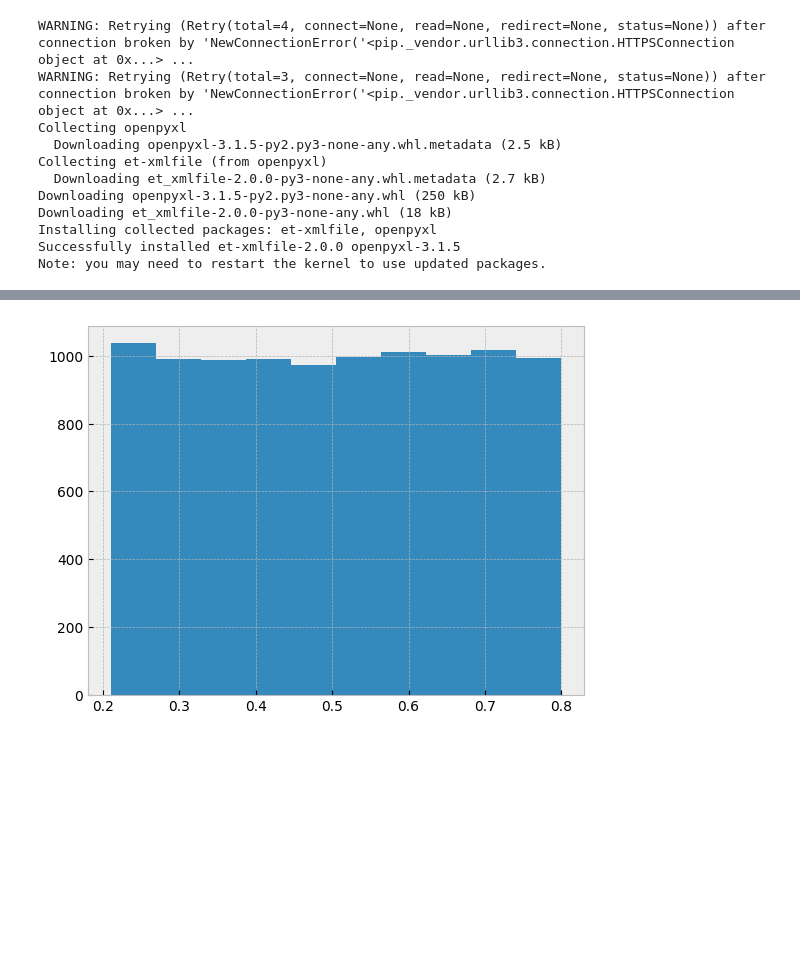
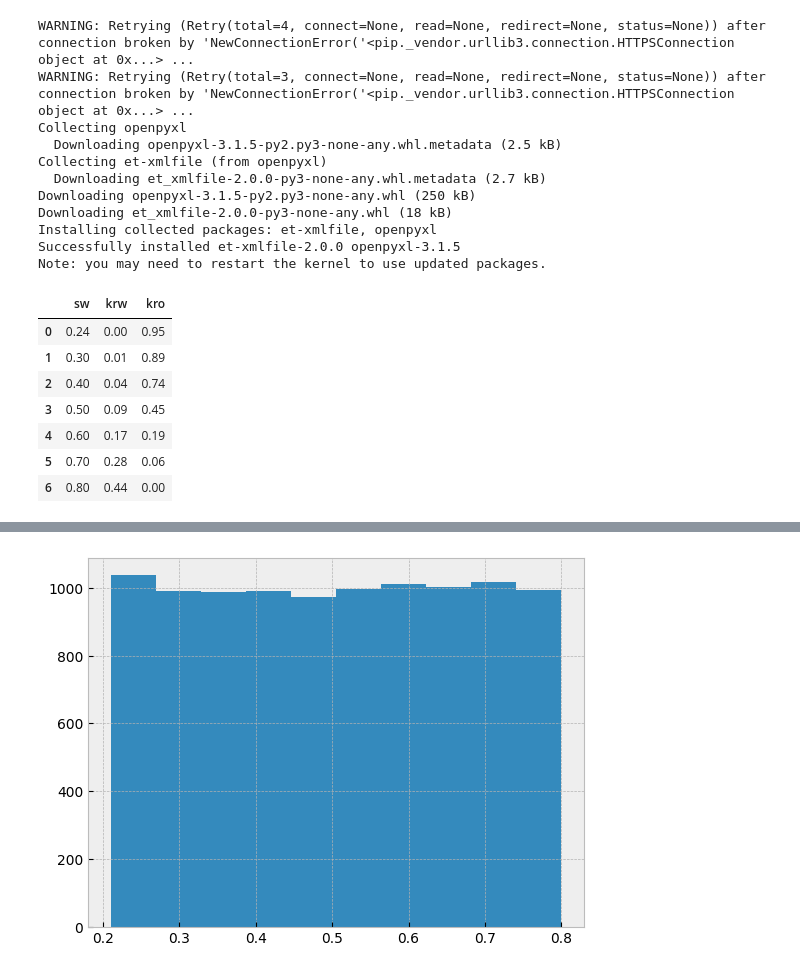
Before and after one commit to joaovctorsc/Reservoir-Engineering, a Jupyter notebook: Fluxo Fracionário - Inj. de Polímeros - EPEP 2022.ipynb, the cells around one changed output, grey strips where cells are left out. Saved outputs shown, nothing was run; the diff lists cells and outputs as text; code cells hidden in the pictures; blank space fills up the shorter version.

```diff
--- a/Fluxo Fracionário - Inj. de Polímeros - EPEP 2022.ipynb
+++ b/Fluxo Fracionário - Inj. de Polímeros - EPEP 2022.ipynb
@@ -24,3 +24,15 @@ Downloading et_xmlfile-2.0.0-py3-none-any.whl (18 kB)
 Installing collected packages: et-xmlfile, openpyxl
 Successfully installed et-xmlfile-2.0.0 openpyxl-3.1.5
 Note: you may need to restart the kernel to use updated packages.
+# %%
+db = pd.read_excel("relative_permeability_fw.xlsx", sheet_name="Sheet1")
+db
+# %% [output]
+|  | sw | krw | kro |
+| 0 | 0.24 | 0.00 | 0.95 |
+| 1 | 0.30 | 0.01 | 0.89 |
+| 2 | 0.40 | 0.04 | 0.74 |
+| 3 | 0.50 | 0.09 | 0.45 |
+| 4 | 0.60 | 0.17 | 0.19 |
+| 5 | 0.70 | 0.28 | 0.06 |
+| 6 | 0.80 | 0.44 | 0.00 |
```
Also changed, not shown: parts of 8 cells of this notebook.
